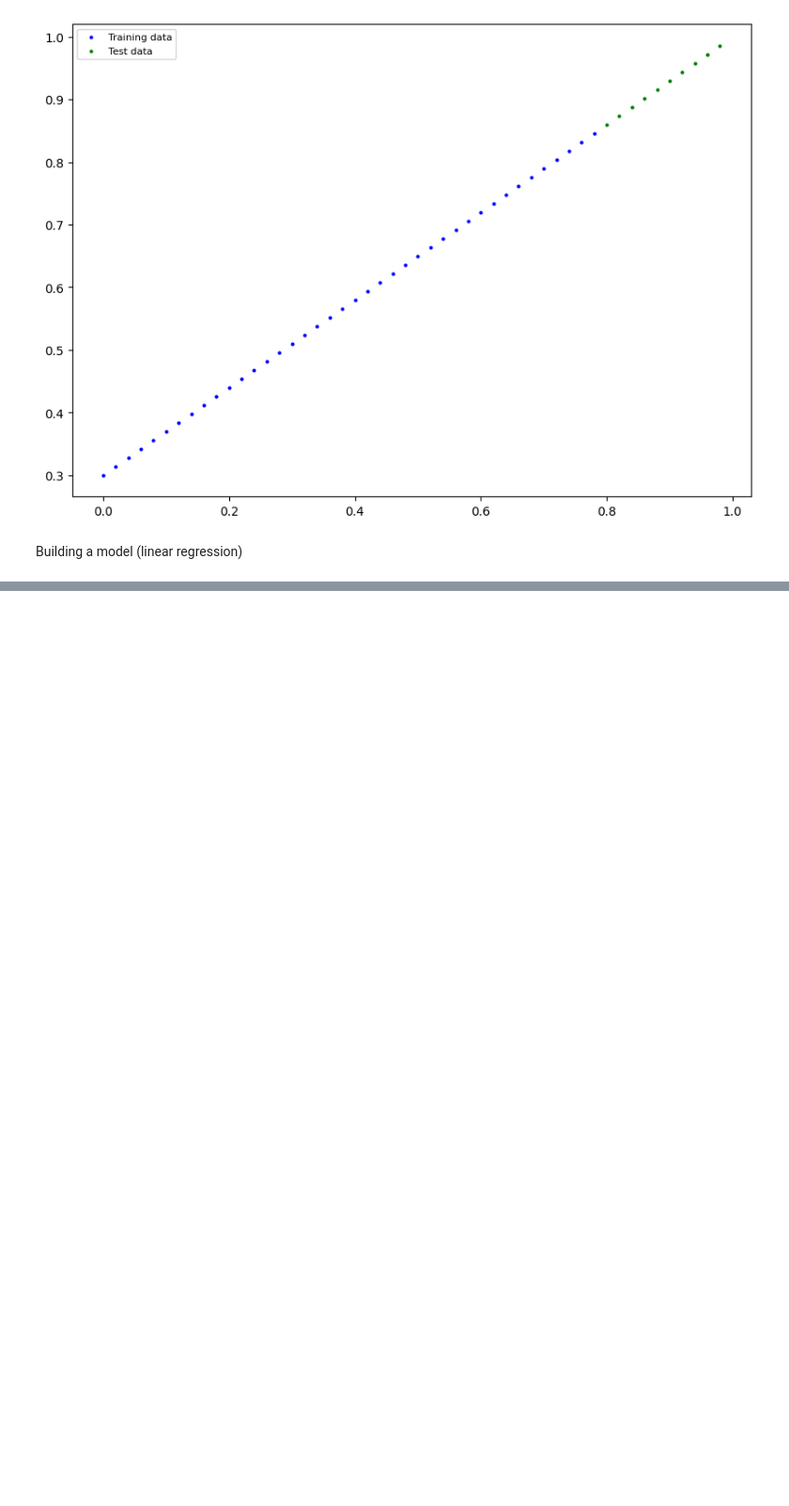
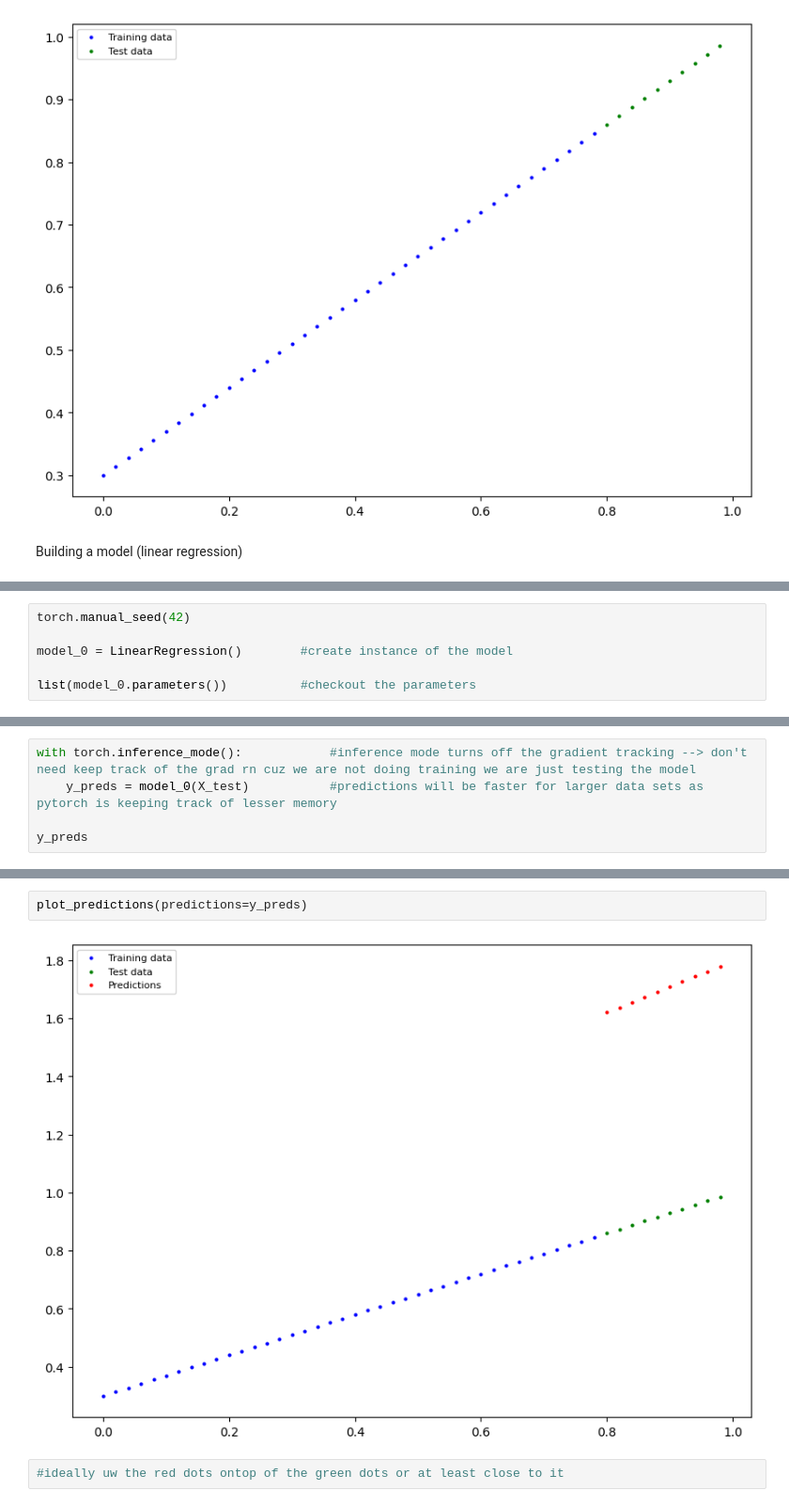
Before and after one commit to RyanTang019/PyTorch, a Jupyter notebook: 01_PyTorch_workflow.ipynb, the cells around one changed output, grey strips where cells are left out. Shown at 94% size. Drawn from its saved outputs; the diff is of its cells as text; blank space fills up the shorter version.

Commit message:
made first prediction with model

```diff
--- a/01_PyTorch_workflow.ipynb
+++ b/01_PyTorch_workflow.ipynb
@@ -91,0 +94,6 @@ class LinearRegression(nn.Module):                      #creating subclass (chil
+# %%
+torch.manual_seed(42)
+
+model_0 = LinearRegression()        #create instance of the model
+
+list(model_0.parameters())          #checkout the parameters
@@ -91,0 +115,5 @@ class LinearRegression(nn.Module):                      #creating subclass (chil
+# %%
+with torch.inference_mode():            #inference mode turns off the gradient tracking --> don't need keep track of the grad rn cuz we are not doing training we are just testing the model
+    y_preds = model_0(X_test)           #predictions will be faster for larger data sets as pytorch is keeping track of lesser memory
+
+y_preds
@@ -91,0 +144,6 @@ class LinearRegression(nn.Module):                      #creating subclass (chil
+# %%
+plot_predictions(predictions=y_preds)
+# %% [output]
+[figure, added]
+# %%
+#ideally uw the red dots ontop of the green dots or at least close to it
```
Also changed, not shown: parts of 9 cells of this notebook.
